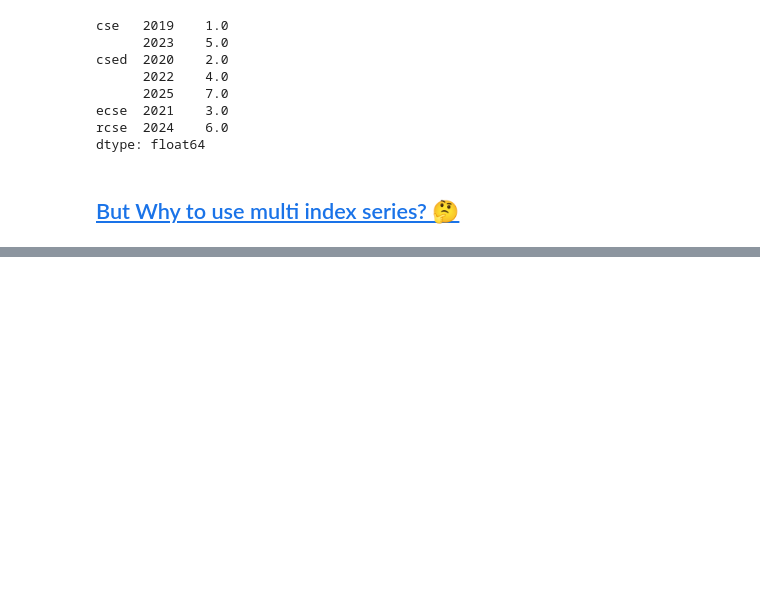
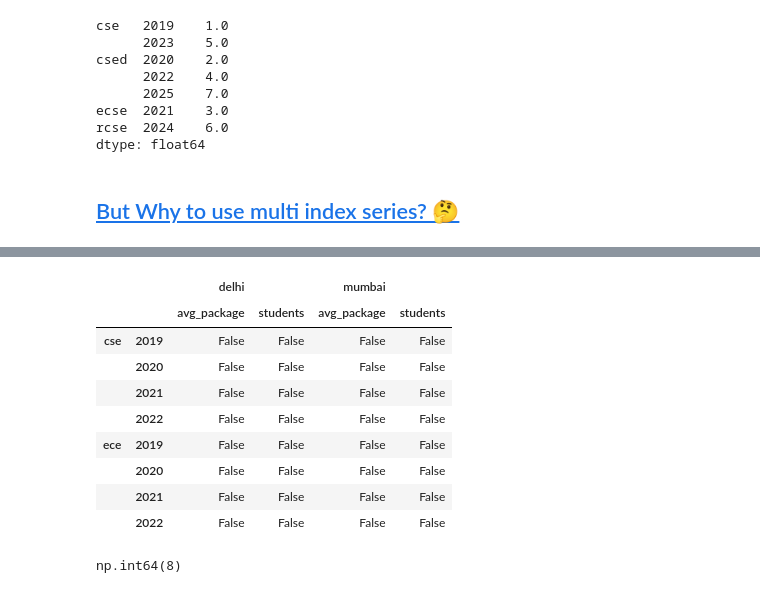
Before and after one commit to XionVolt/Ai-Ml, a Jupyter notebook: Programming/Pandas/08_MultiIndexSeriesAndDataframes.ipynb, the cells around one changed output, grey strips where cells are left out. Drawn from its saved outputs; the diff is of its cells as text; code cells hidden in the pictures; blank space fills up the shorter version.

```diff
--- a/Programming/Pandas/08_MultiIndexSeriesAndDataframes.ipynb
+++ b/Programming/Pandas/08_MultiIndexSeriesAndDataframes.ipynb
@@ -144,0 +468,20 @@ dtype: float64
+# %%
+# isnull() -> https://www.youtube.com/live/QzoRUwz8DoM?si=NPi9ks0oVDcSf3kH&t=4207
+branch_df5.isnull() # so it will give the boolean values of each row and column, if it is null or not
+# %% [output]
+|  |  | delhi |  | mumbai |  |
+|  |  | avg_package | students | avg_package | students |
+| cse | 2019 | False | False | False | False |
+|  | 2020 | False | False | False | False |
+|  | 2021 | False | False | False | False |
+|  | 2022 | False | False | False | False |
+| ece | 2019 | False | False | False | False |
+|  | 2020 | False | False | False | False |
+|  | 2021 | False | False | False | False |
+|  | 2022 | False | False | False | False |
+# %%
+# extracting rows single -> https://www.youtube.com/live/QzoRUwz8DoM?si=0IcDdhBX63VtCZTn&t=4267
+branch_df5.loc['cse'].loc[2022] # or pass in tuple
+branch_df5.loc[('cse',2022)] # so it same as what we do in above line
+# %% [output]
+np.int64(8)
```
Also changed, not shown: parts of 39 cells of this notebook, 2 other files.
